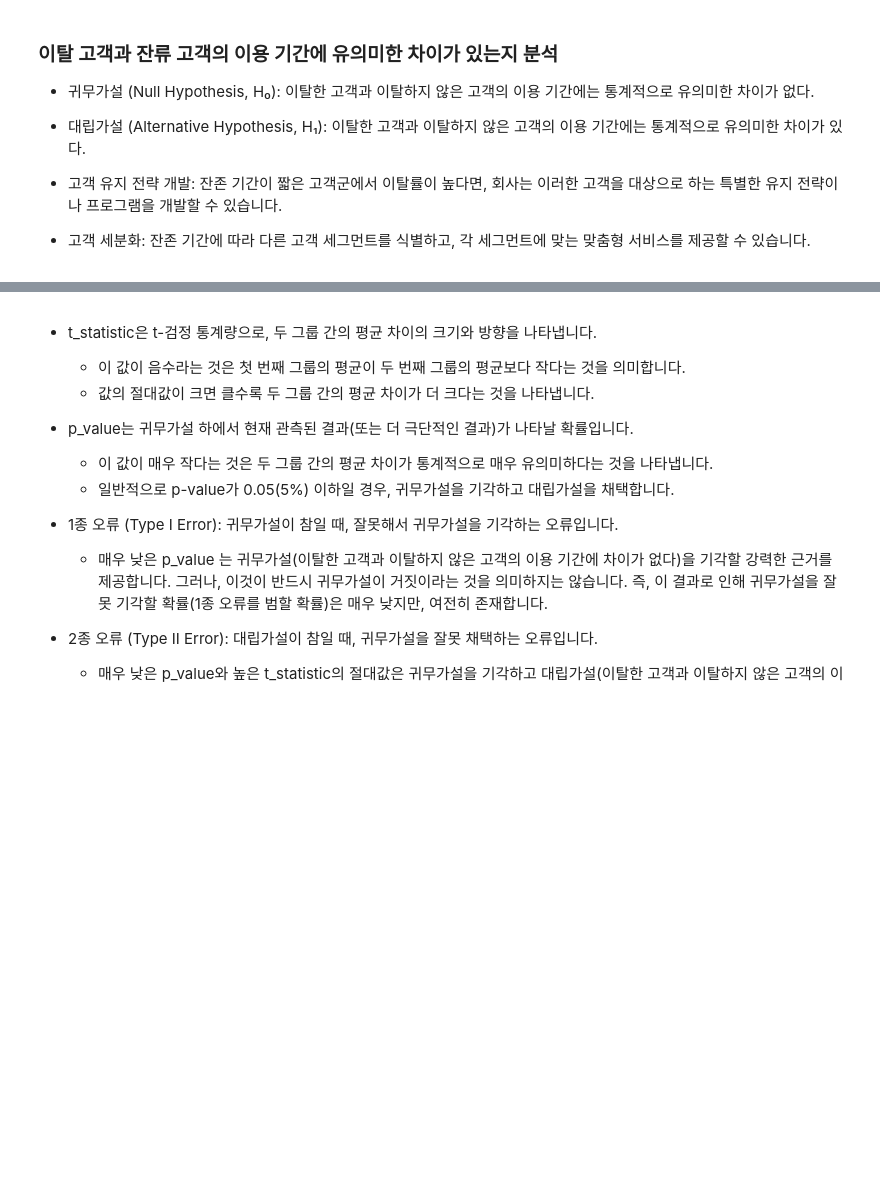
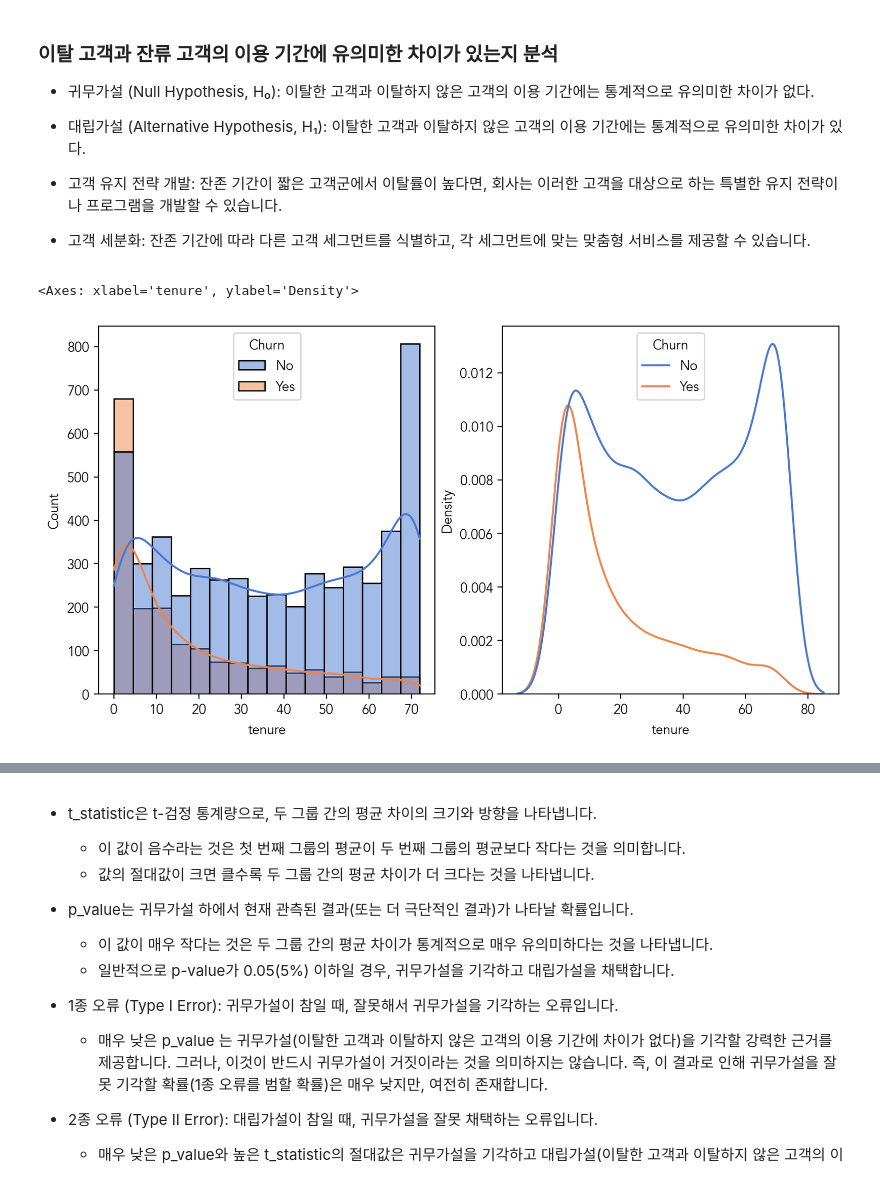
Before and after one commit to gyjong/workplace, a Jupyter notebook: Statistics/0102-telco-input.ipynb, the cells around one changed output, grey strips where cells are left out. Cells and saved outputs as stored; diff of their text form; code cells hidden in the pictures; blank space fills up the shorter version.

```diff
--- a/Statistics/0102-telco-input.ipynb
+++ b/Statistics/0102-telco-input.ipynb
@@ -663,3 +816,9 @@ group_B = df[df['PaymentMethod'] == 'Bank transfer (automatic)']['Churn_bi']
 * 고객 세분화: 잔존 기간에 따라 다른 고객 세그먼트를 식별하고, 각 세그먼트에 맞는 맞춤형 서비스를 제공할 수 있습니다.
 # %%
 # sns.histplot 으로 tenure 에 대한 이탈 여부 시각화
+f, ax = plt.subplots(1, 2, figsize = (10, 5))
+sns.histplot(data = df, x = 'tenure', hue = 'Churn', palette = 'muted', kde = True, ax = ax[0])
+sns.kdeplot(data = df, x = 'tenure', hue = 'Churn', palette = 'muted', ax = ax[1])
+# %% [output]
+<Axes: xlabel='tenure', ylabel='Density'>
+[figure, added]
```
Also changed, not shown: parts of 49 cells of this notebook, 3 other files.
